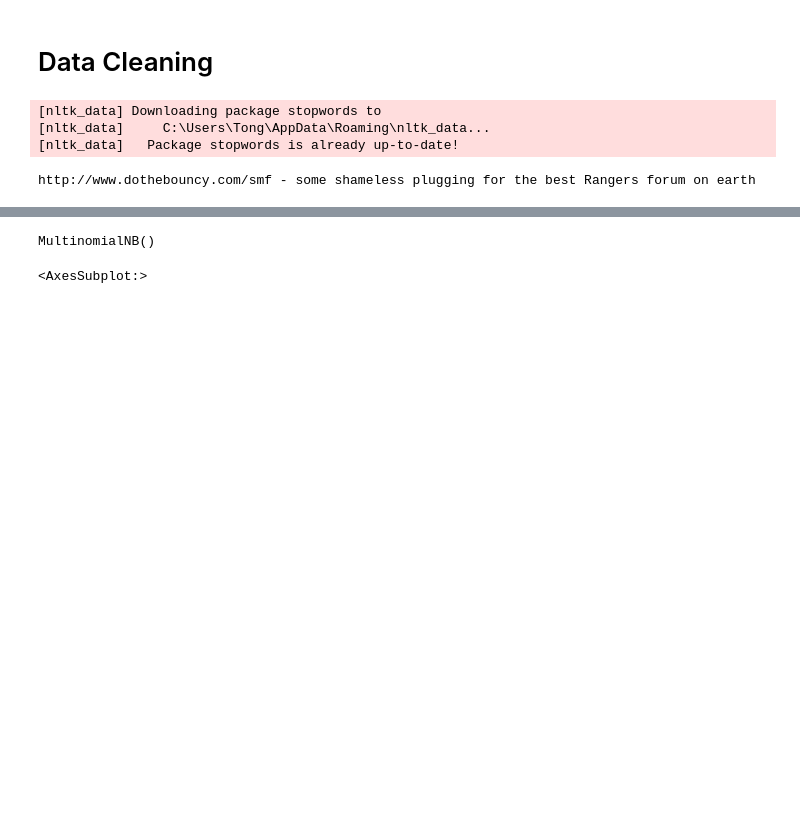
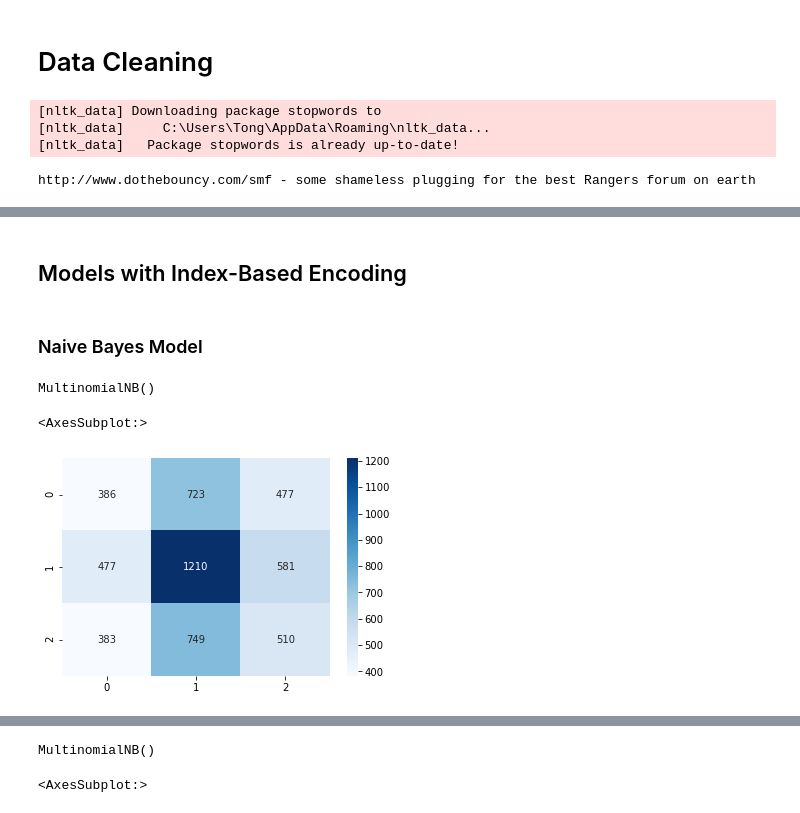
Before and after one commit to David-Tong/W207-Final-Project-2022, a Jupyter notebook: Tweet Sentiment Extraction/Tweet_Sentiment_Extraction_Analysis.ipynb, the cells around one changed output, grey strips where cells are left out. Drawn from its saved outputs; the diff is of its cells as text; code cells hidden in the pictures; blank space fills up the shorter version.

```diff
--- a/Tweet Sentiment Extraction/Tweet_Sentiment_Extraction_Analysis.ipynb
+++ b/Tweet Sentiment Extraction/Tweet_Sentiment_Extraction_Analysis.ipynb
@@ -213,0 +250,6 @@ print(train_df_clean[5])
+# %%
+tweets_index_based = np.array([[word_to_idx[token] for token in sentence.split()] for sentence in train_df_clean], dtype=object)
+# %%
+tweets_index_based_padded = pad_sequences(tweets_index_based, padding="post")
+pd_tweets_index_based = pd.DataFrame(tweets_index_based_padded)
+pd_tweets_index_based
@@ -274,0 +328,18 @@ Name: sentiment, Length: 5000, dtype: object
+# %% [markdown]
+## Models with Index-Based Encoding
+# %%
+from sklearn.model_selection import train_test_split
+
+X = pd_tweets_index_based
+y = train_df['sentiment']
+
+X_train, X_test, y_train, y_test = train_test_split(X, y, test_size=0.2, shuffle=False)
+# %% [markdown]
+### Naive Bayes Model
+# %%
+from sklearn.naive_bayes import MultinomialNB
+
+NB_classifier = MultinomialNB()
+NB_classifier.fit(X_train, y_train)
+# %% [output]
+MultinomialNB()
@@ -274,0 +348,7 @@ Name: sentiment, Length: 5000, dtype: object
+# %%
+y_predict_test = NB_classifier.predict(X_test)
+cm = confusion_matrix(y_test, y_predict_test)
+sns.heatmap(cm, annot=True, cmap='Blues', fmt='g')
+# %% [output]
+<AxesSubplot:>
+[figure, added]
```
Also changed, not shown: parts of 66 cells of this notebook.
